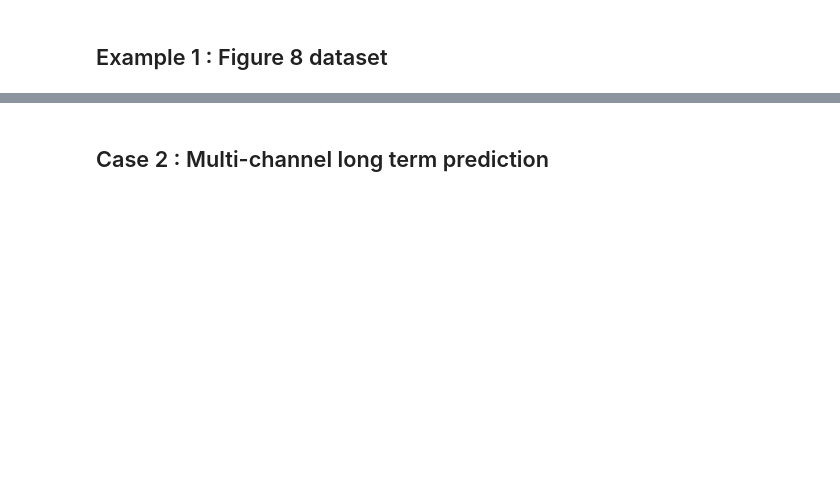
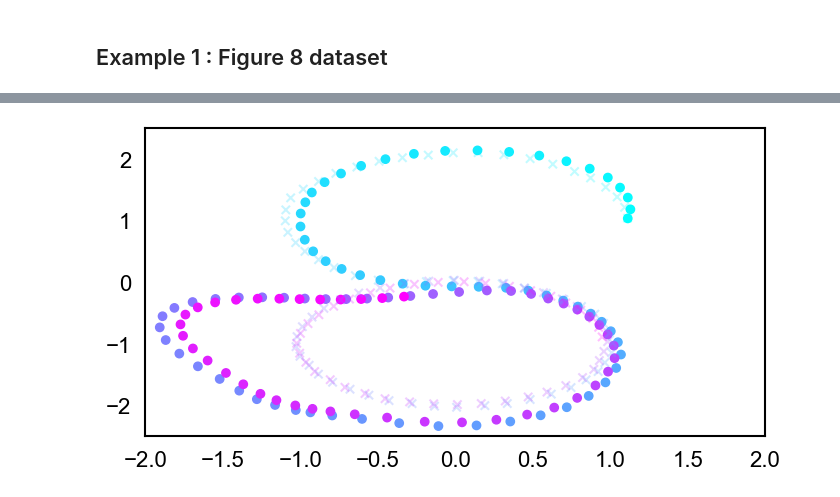
Before and after one commit to tufts-ml/dsarf_agentformer_baseline_for_hsrdm, a Jupyter notebook: dsarf_on_figure_8/DSARF_on_figure_8.ipynb, the cells around one changed output, grey strips where cells are left out. Cells and saved outputs as stored; diff of their text form; code cells hidden in the pictures; blank space fills up the shorter version.

Commit message:
Updates for the paper. MB is organized and Figure8 is organized for DSARF

```diff
--- a/dsarf_on_figure_8/DSARF_on_figure_8.ipynb
+++ b/dsarf_on_figure_8/DSARF_on_figure_8.ipynb
@@ -28,12 +28,0 @@ T, J, D = f8_data.shape
-# %%
-for j in range(J):
-    f, axs = plt.subplots(D, 1, figsize=(8, 8))
-    sns.set_context('notebook', font_scale=1.4)
-    sns.set_style('white')
-    lw=3
-    t = range(T)
-    for d in range(D):
-        axs[d].plot(t, f8_data[:, j, d], 'b--', label='dim=%s'%d, linewidth=lw)
-        axs[d].legend()
-    f.suptitle('entitity %s'%j)
-plt.show()
@@ -119,2 +81,32 @@ ELBO_Loss: 1.8343, Epoch 300: {NRMSE_recv : 2.02, NRMSE_pred : 4.54}}}
-# %% [markdown]
-## Case 2 : Multi-channel long term prediction
+# %%
+#PLOT PAPER FIGURE
+
+fig1 = plt.figure(figsize=(8, 4))
+im = plt.scatter(
+    y_pred[:, 0],
+    y_pred[:, 1],
+    c=[i for i in range(120)],
+    cmap="cool",
+    alpha=1.0,
+)
+plt.scatter(
+    y_true[280:, 0],
+    y_true[280:, 1],
+    c=[i for i in range(120)],
+    cmap="cool",
+    marker="x",
+    alpha=0.25,
+    )
+
+for spine in plt.gca().spines.values():
+    spine.set_linewidth(1.5)  # Adjust thickness as needed
+    spine.set_color('black')
+
+plt.ylim(-2.5,2.5)
+plt.xlim(-2,2)
+plt.xticks(fontname="Arial")
+plt.yticks(fontname="Arial")
+plt.tick_params(axis='both', which='both', length=0, labelsize=16, pad=10)
+plt.savefig("independence.pdf")
+# %% [output]
+[figure, added]
```
Also changed, not shown: parts of 13 cells of this notebook, 24 other files.
